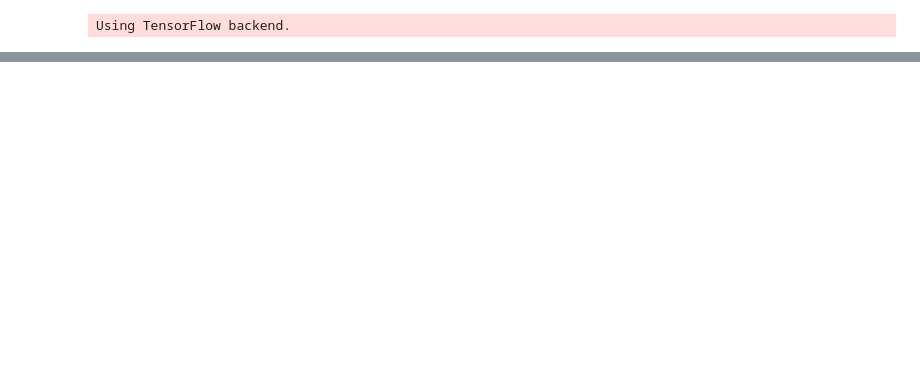
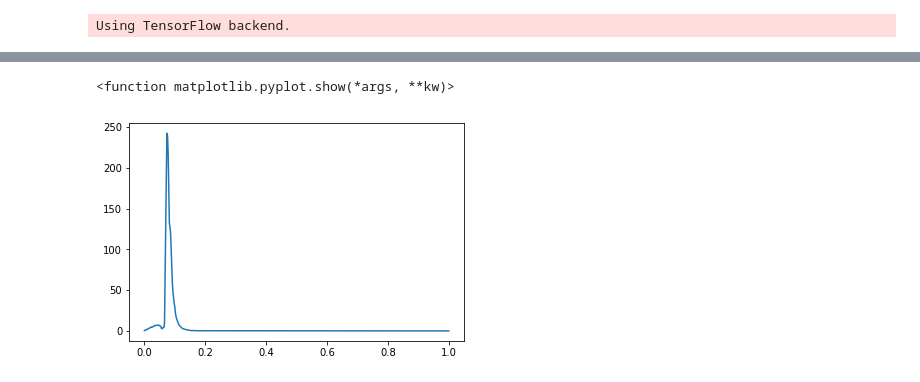
Before and after one commit to uqyge/combustionML, a Jupyter notebook: FPV_ANN/notebooks/load_exist_model.ipynb, the cells around one changed output, grey strips where cells are left out. Cells and saved outputs as stored; diff of their text form; code cells hidden in the pictures; blank space fills up the shorter version.

```diff
--- a/FPV_ANN/notebooks/load_exist_model.ipynb
+++ b/FPV_ANN/notebooks/load_exist_model.ipynb
@@ -27,0 +19,5 @@ Error in loading the saved optimizer state. As a result, your model is starting
+# %%
+# model = load_model('../tmp/FPV_ANN_tabulated_Standard.H5')
+# model = load_model('../tmp/large_next.h5',custom_objects={'coeff_r2':coeff_r2})
+model = load_model('../tmp/calc_100_3_3_cbrt.h5', custom_objects={'coeff_r2':coeff_r2})
+model.summary()
@@ -531,0 +949,6 @@ student_model.save('student.h5')
+# %%
+plt.plot(f_1,out[sp])
+plt.show
+# %% [output]
+<function matplotlib.pyplot.show(*args, **kw)>
+[figure, added]
```
Also changed, not shown: parts of 28 cells of this notebook, 3 other files.
